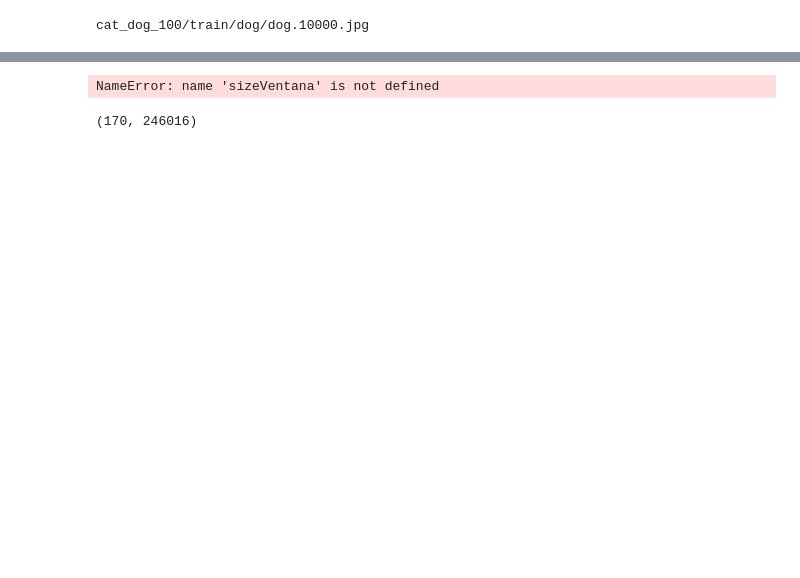
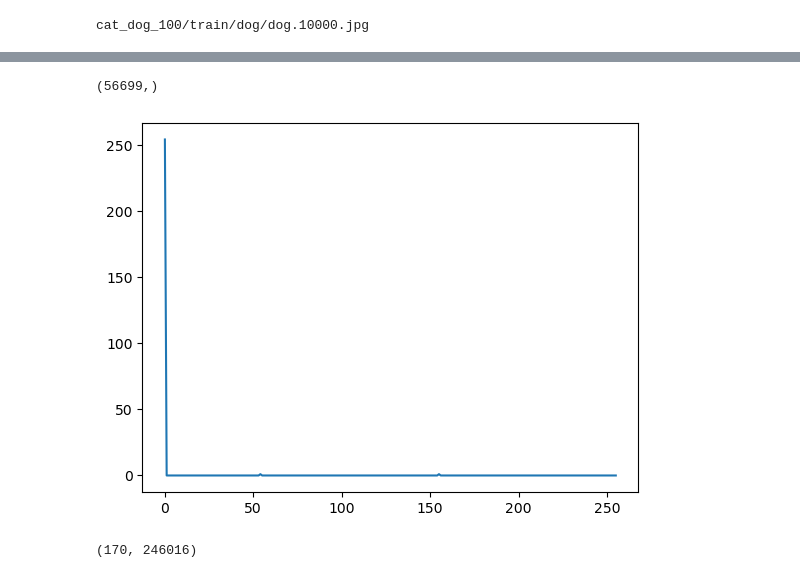
Before and after one commit to Fiuva/Dog-vs-Cat, a Jupyter notebook: Pruebas.ipynb, the cells around one changed output, grey strips where cells are left out. Saved outputs shown, nothing was run; the diff lists cells and outputs as text; code cells hidden in the pictures; blank space fills up the shorter version.

```diff
--- a/Pruebas.ipynb
+++ b/Pruebas.ipynb
@@ -117,7 +128,7 @@ print(caracteristicas.shape)
 # %%
-tamano = 500
+tamanoMax = 500
 sizeVentana = 16
-tamano = int(tamano/sizeVentana)*sizeVentana
+tamanoMax = int(tamanoMax/sizeVentana)*sizeVentana
 # %%
 def recorta_imagen(imagen, n):
     """
@@ -127,13 +138,25 @@ def recorta_imagen(imagen, n):
     size = np.min([int(imagen.shape[0]/n)*n, int(imagen.shape[1]/n)*n])
     return imagen[:size, :size]
 # %%
-def resize_image(imagen, sizeVentana, tamano, recorta=False):
+def resize_image(imagen, sizeVentana, tamanoMax, recorta=False):
     if(recorta): imagen = recorta_imagen(imagen, sizeVentana)
-    imagen2 = cv2.resize(imagen, [tamano,tamano])
+    imagen2 = cv2.resize(imagen, [tamanoMax,tamanoMax])
     return imagen2
 # %%
 def ventana_a_decimal(ventana_binario):
-    return ventana_binario[0,0]*2**7+ventana_binario[0,1]*2**6+ventana_binario[0,2]*2**5+ventana_binario[1,2]*2**4+ventana_binario[2,2]*2**3+ventana_binario[2,1]*2**2+ventana_binario[2,0]*2+ventana_binario[1,0]
+    binario = np.array([ventana_binario[0,0], ventana_binario[0,1], ventana_binario[0,2], ventana_binario[1,2], ventana_binario[2,2], ventana_binario[2,1], ventana_binario[2,0], ventana_binario[1,0]])
+    anterior = binario[0]
+    cont = 0
+    for i in range(1, binario.shape[0]):
+        if binario[i] == anterior:
+            cont+=1
+        else:
+            cont = 0
+        anterior = binario[i]
+        if cont == 2:
+            binario = 0
+            break
+    return np.sum(binario * np.array([128, 64, 32, 16, 8, 4, 2, 1]))
 # %%
 def transforma_bloque(celda):
     celda_ampliada = cv2.copyMakeBorder(celda, 1, 1, 1, 1, cv2.BORDER_REPLICATE)
@@ -147,8 +170,8 @@ def transforma_bloque(celda):
             celda2[i-1,j-1] = ventana_a_decimal(ventana2)
     return celda2
 # %%
-def transforma_imagen(imagen, sizeVentana, tamano):
-    imagen = resize_image(imagen, sizeVentana, tamano, True)
+def transforma_imagen(imagen, sizeVentana, tamanoMax):
+    imagen = resize_image(imagen, sizeVentana, tamanoMax, True)
     #imagen2 = np.zeros(imagen.shape)
     caracteristicas = []
     a = int(imagen.shape[0]/sizeVentana)
@@ -157,20 +180,18 @@ def transforma_imagen(imagen, sizeVentana, tamano):
             celda = imagen[i*sizeVentana:(i+1)*sizeVentana,j*sizeVentana:(j+1)*sizeVentana]
             nueva_celda = transforma_bloque(celda)
             #imagen2[i*sizeVentana:(i+1)*sizeVentana,j*sizeVentana:(j+1)*sizeVentana] = nueva_celda
-            caracteristicas.append(cv2.calcHist([np.uint8(nueva_celda)], [0], None, [256], [0, 256]).ravel())
+            caracteristicas.append(cv2.calcHist([np.uint8(nueva_celda)], [0], None, [59], [0, 256]).ravel())
+            if i == 1 and j==1:
+                plt.plot(cv2.calcHist([np.uint8(nueva_celda)], [0], None, [256], [0, 256]))
     return np.concatenate(caracteristicas)
 # %%
 n = 2
 imagen = cv2.imread(f'{rutaDogsTrain}/{dogTrain[n]}',0)
-caracteristicas = transforma_imagen(imagen, sizeVentana, tamano)
-print(caracteristicas)
+caracteristicas = transforma_imagen(imagen, sizeVentana, tamanoMax)
 print(caracteristicas.shape)
-cv2.imshow(f'{dogTrain[n]}', imagen)
-cv2.imshow(f'{dogTrain[n]}_transformada', np.uint8(imagen2))
-cv2.waitKey(0)
-cv2.destroyAllWindows()
 # %% [output]
-NameError: name 'sizeVentana' is not defined
+(56699,)
+[figure, added]
 # %%
 X = []
 for i in tqdm(range(len(dogTrain)), desc = "Perros", colour = '#FF88F8'):
```
Also changed, not shown: parts of 23 cells of this notebook.
